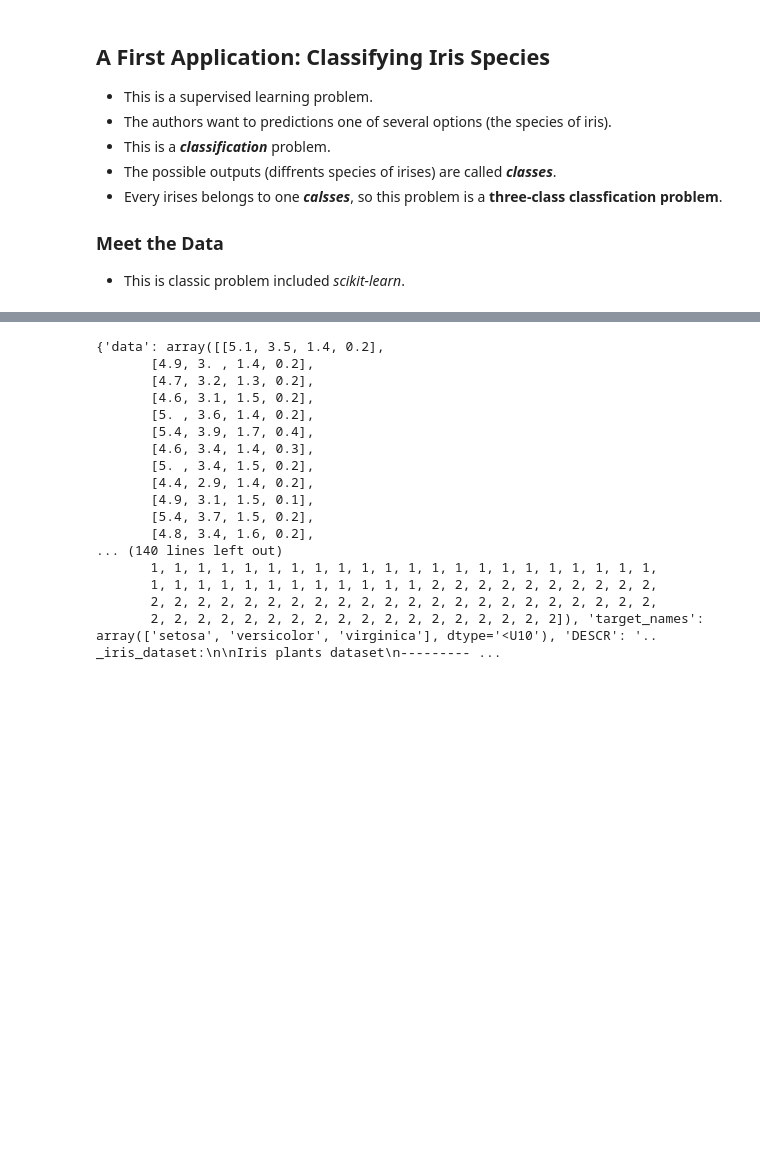
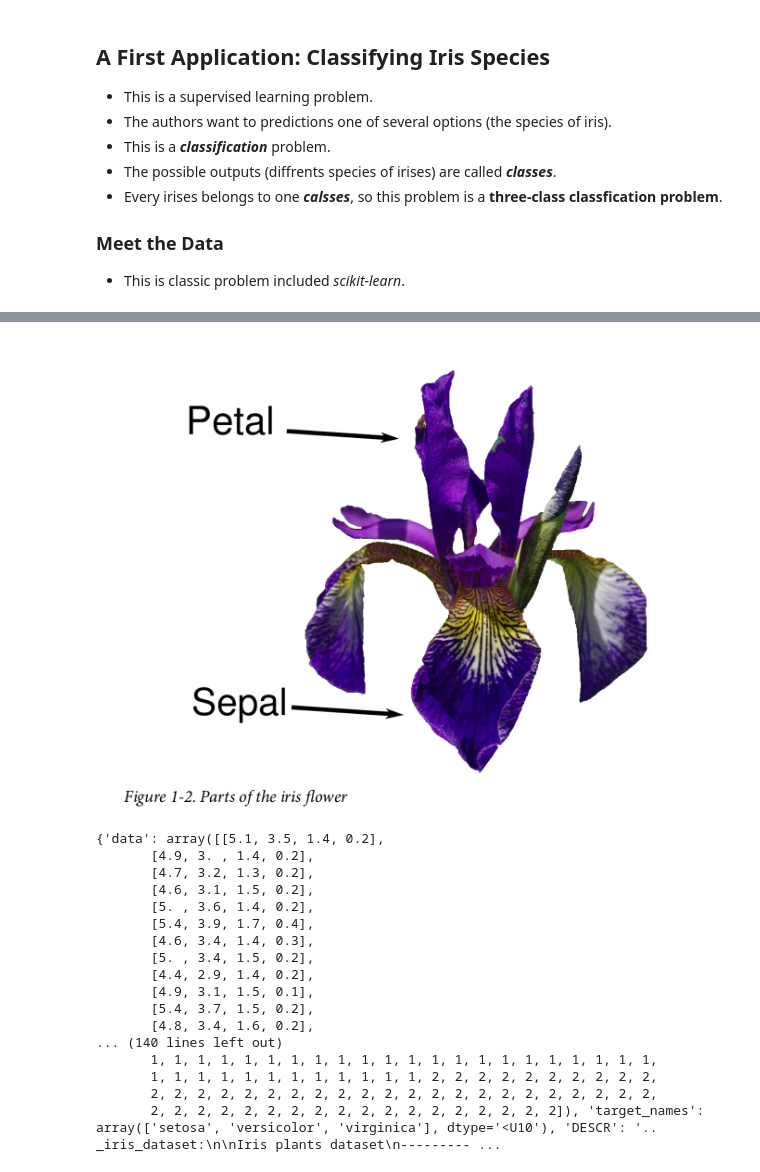
Before and after one commit to gerriosantos/MachineLearning, a Jupyter notebook: Book_ML/Introdução a Machine Learning .ipynb, the cells around one changed output, grey strips where cells are left out. Saved outputs shown, nothing was run; the diff lists cells and outputs as text; code cells hidden in the pictures; blank space fills up the shorter version.

```diff
--- a/Book_ML/Introdução a Machine Learning .ipynb
+++ b/Book_ML/Introdução a Machine Learning .ipynb
@@ -31,8 +33,9 @@ import sklearn
 # %%
 ## Outra forma de inserir a imagem ---
 
-#from IPython.display import Image
-#Image(filename='flor_.png')
+Image(filename='flor_.png')
+# %% [output]
+[figure, added]
 # %%
 from sklearn.datasets import load_iris
 iris_dataset = load_iris()
```
Also changed, not shown: parts of 3 cells of this notebook, 17 other files.
